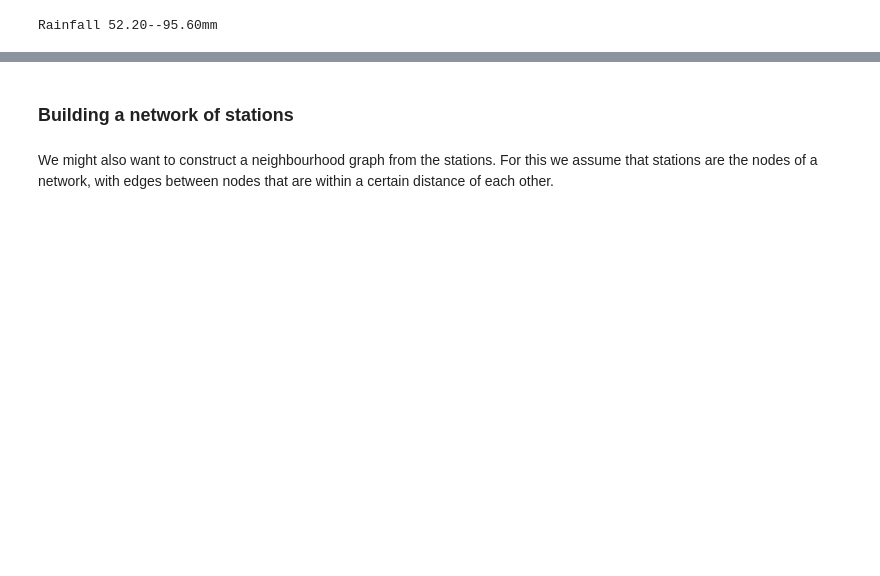
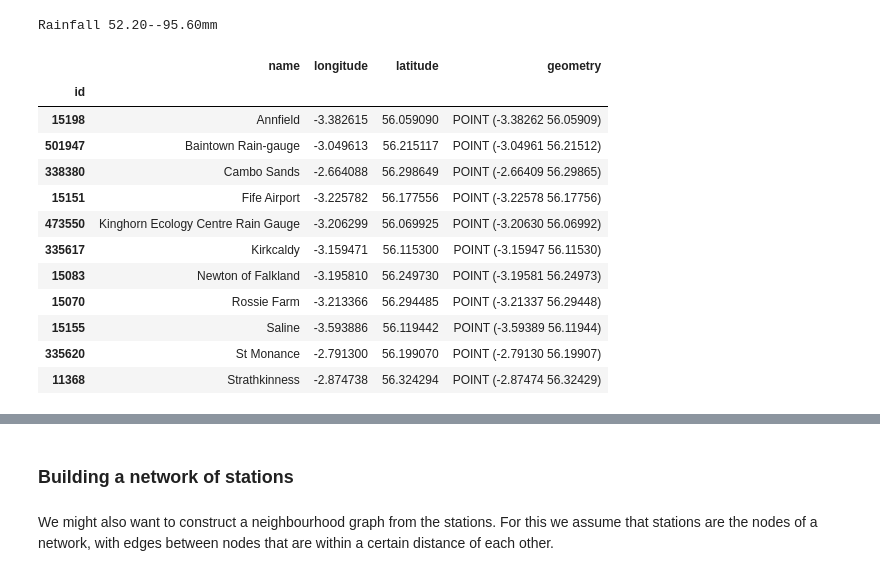
Before and after one commit to simoninireland/sensor-placement, a Jupyter notebook: sensor-placement.ipynb, the cells around one changed output, grey strips where cells are left out. Saved outputs shown, nothing was run; the diff lists cells and outputs as text; code cells hidden in the pictures; blank space fills up the shorter version.

```diff
--- a/sensor-placement.ipynb
+++ b/sensor-placement.ipynb
@@ -183,6 +174,22 @@ fis = sepa['rainfall_amount'][1, sis]
 print('Rainfall {:.02f}--{:.02f}mm'.format(min(fis), max(fis)))
 # %% [output]
 Rainfall 52.20--95.60mm
+# %%
+fife_stations
+# %% [output]
+|  | name | longitude | latitude | geometry |
+| id |  |  |  |  |
+| 15198 | Annfield | -3.382615 | 56.059090 | POINT (-3.38262 56.05909) |
+| 501947 | Baintown Rain-gauge | -3.049613 | 56.215117 | POINT (-3.04961 56.21512) |
+| 338380 | Cambo Sands | -2.664088 | 56.298649 | POINT (-2.66409 56.29865) |
+| 15151 | Fife Airport | -3.225782 | 56.177556 | POINT (-3.22578 56.17756) |
+| 473550 | Kinghorn Ecology Centre Rain Gauge | -3.206299 | 56.069925 | POINT (-3.20630 56.06992) |
+| 335617 | Kirkcaldy | -3.159471 | 56.115300 | POINT (-3.15947 56.11530) |
+| 15083 | Newton of Falkland | -3.195810 | 56.249730 | POINT (-3.19581 56.24973) |
+| 15070 | Rossie Farm | -3.213366 | 56.294485 | POINT (-3.21337 56.29448) |
+| 15155 | Saline | -3.593886 | 56.119442 | POINT (-3.59389 56.11944) |
+| 335620 | St Monance | -2.791300 | 56.199070 | POINT (-2.79130 56.19907) |
+| 11368 | Strathkinness | -2.874738 | 56.324294 | POINT (-2.87474 56.32429) |
 # %%
 uk_stations = folium.Map(location=mid_fife, tiles="Stamen Terrain", zoom_start=10)
 folium.GeoJson(fife['geometry']).add_to(uk_stations)
```
Also changed, not shown: parts of 43 cells of this notebook, 3 other files.
